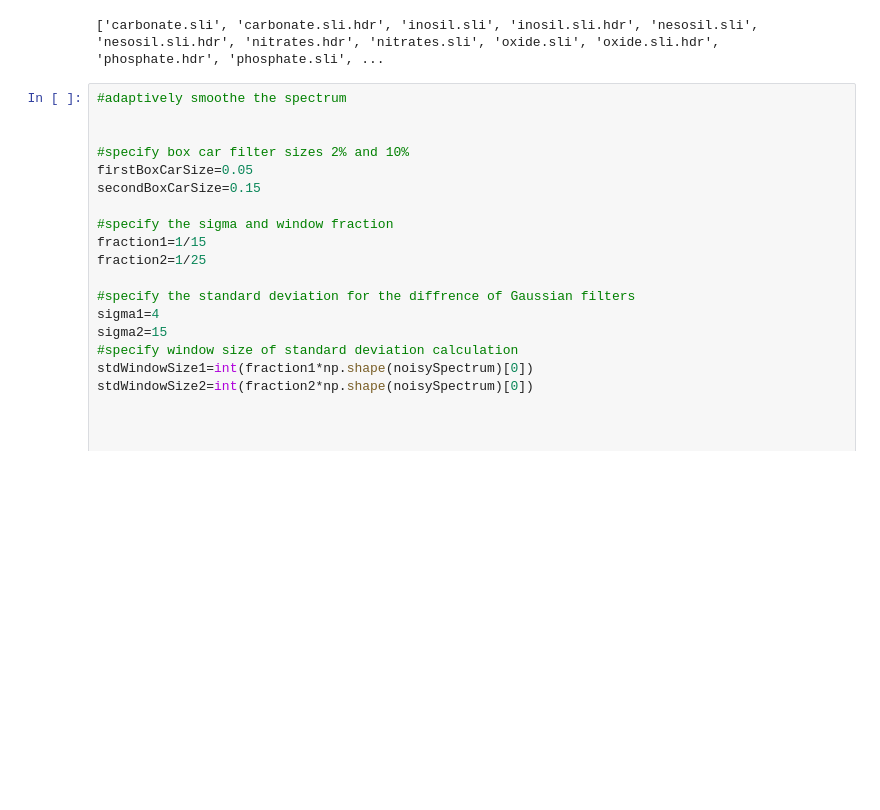
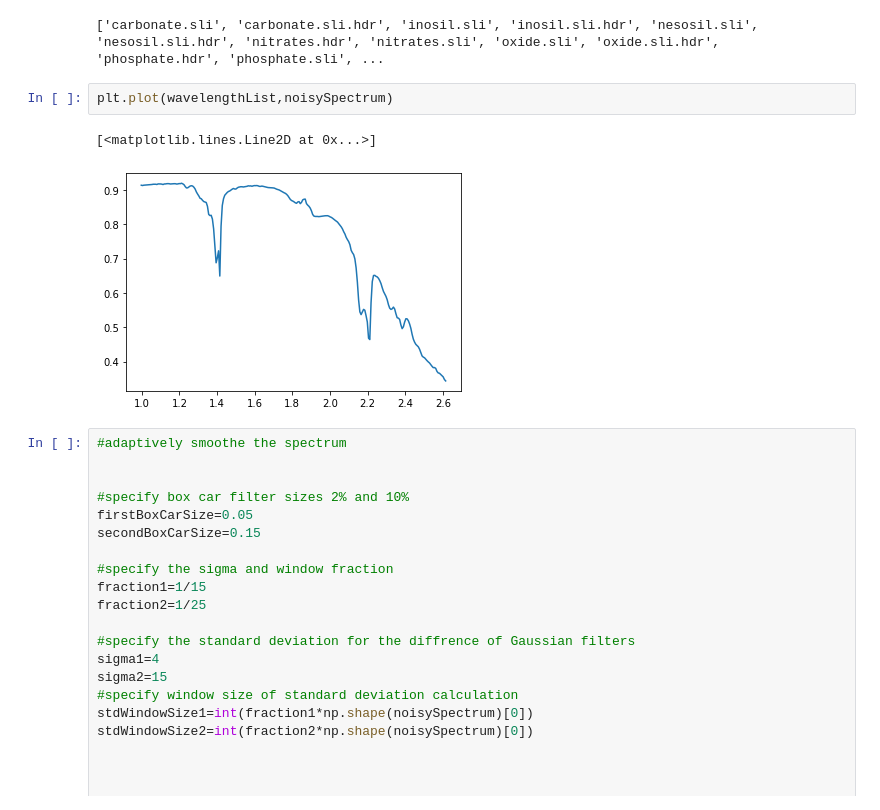
Before and after one commit to sdhoundiyal/IBG-paper, a Jupyter notebook: Algorithm and imaging/Plotting Continuum removal steps.ipynb, the cells around one changed output. Cells and saved outputs as stored; diff of their text form; blank space fills up the shorter version.

```diff
--- a/Algorithm and imaging/Plotting Continuum removal steps.ipynb
+++ b/Algorithm and imaging/Plotting Continuum removal steps.ipynb
@@ -923,6 +923,11 @@ librarySpectras,names=getResampledSpectra(spectralObjects[index],wavelengthList)
 noisySpectrum=librarySpectras[14,:]
 # %% [output]
 ['carbonate.sli', 'carbonate.sli.hdr', 'inosil.sli', 'inosil.sli.hdr', 'nesosil.sli', 'nesosil.sli.hdr', 'nitrates.hdr', 'nitrates.sli', 'oxide.sli', 'oxide.sli.hdr', 'phosphate.hdr', 'phosphate.sli', ...
+# %%
+plt.plot(wavelengthList,noisySpectrum)
+# %% [output]
+[<matplotlib.lines.Line2D at 0x...>]
+[figure, added]
 # %%
 #adaptively smoothe the spectrum
 
```
Also changed, not shown: parts of 1 cell of this notebook, 12 other files.
